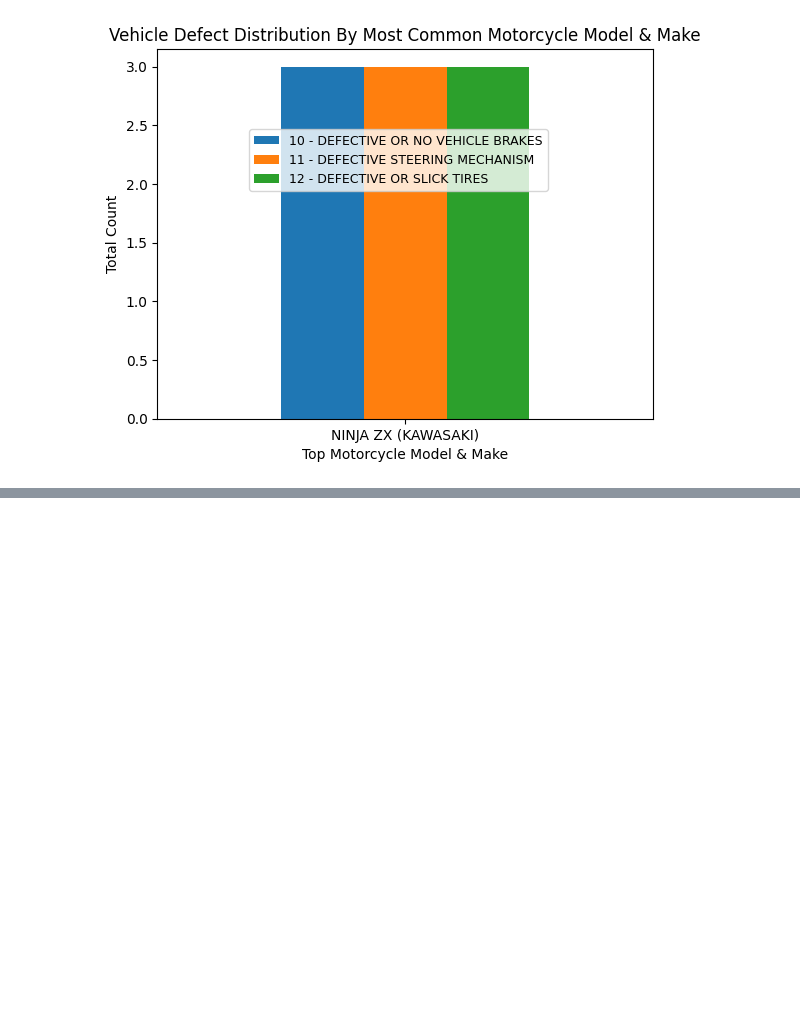
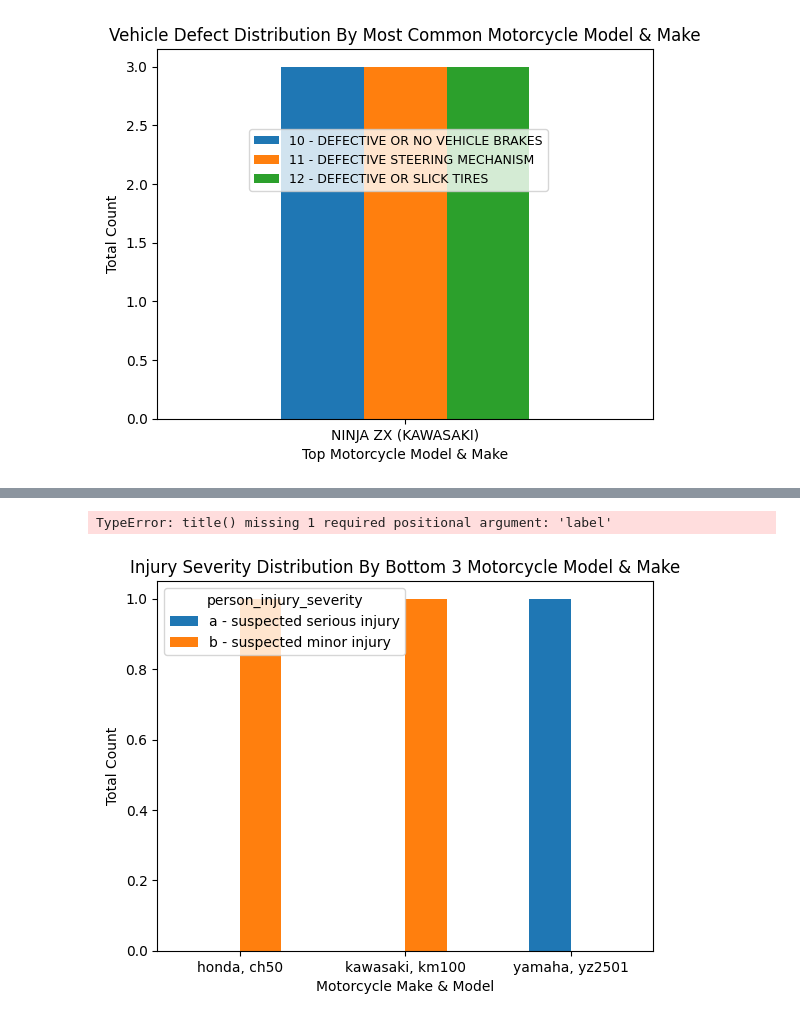
Before and after one commit to tex-wrex/tex-wrex, a Jupyter notebook: Jared/explore_get_specific_visuals.ipynb, the cells around one changed output, grey strips where cells are left out. Cells and saved outputs as stored; diff of their text form; code cells hidden in the pictures; blank space fills up the shorter version.

Commit message:
Re-explored data specific for final_report at the bottom

```diff
--- a/Jared/explore_get_specific_visuals.ipynb
+++ b/Jared/explore_get_specific_visuals.ipynb
@@ -264,0 +260,14 @@ master.columns.to_list()
+# %%
+# Bottom 3 make model and injury distribution
+master['make_and_model'] = master.vehicle_make + ', ' + master.vehicle_model
+bottom3list = master.make_and_model.value_counts().tail(3).index.to_list()
+bottom3makemodel = master[master.make_and_model.isin(bottom3list)]
+pd.crosstab(bottom3makemodel.make_and_model, bottom3makemodel.person_injury_severity).plot(kind='bar')
+plt.title('Injury Severity Distribution By Bottom 3 Motorcycle Model & Make')
+plt.xlabel('Motorcycle Make & Model')
+plt.xticks(rotation=0)
+plt.ylabel('Total Count')
+plt.title()
+# %% [output]
+TypeError: title() missing 1 required positional argument: 'label'
+[figure, added]
```
Also changed, not shown: parts of 67 cells of this notebook.
